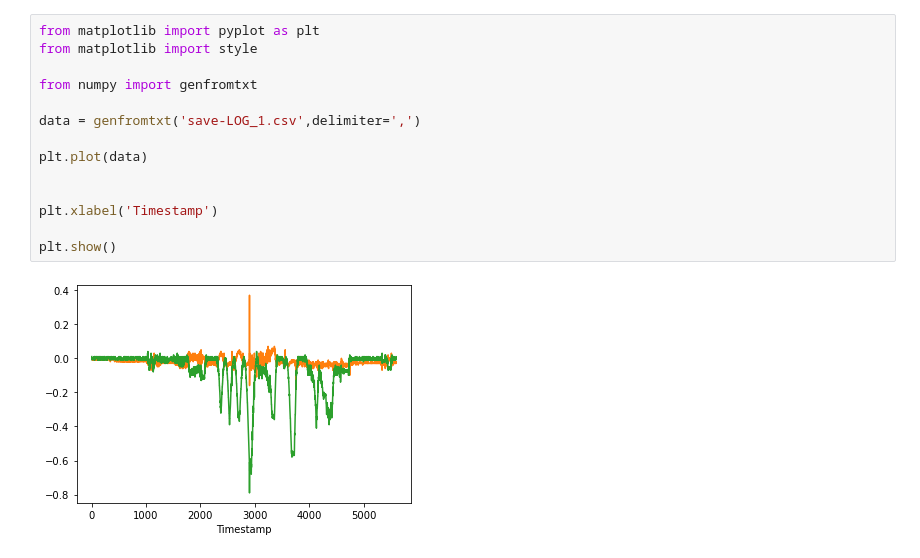
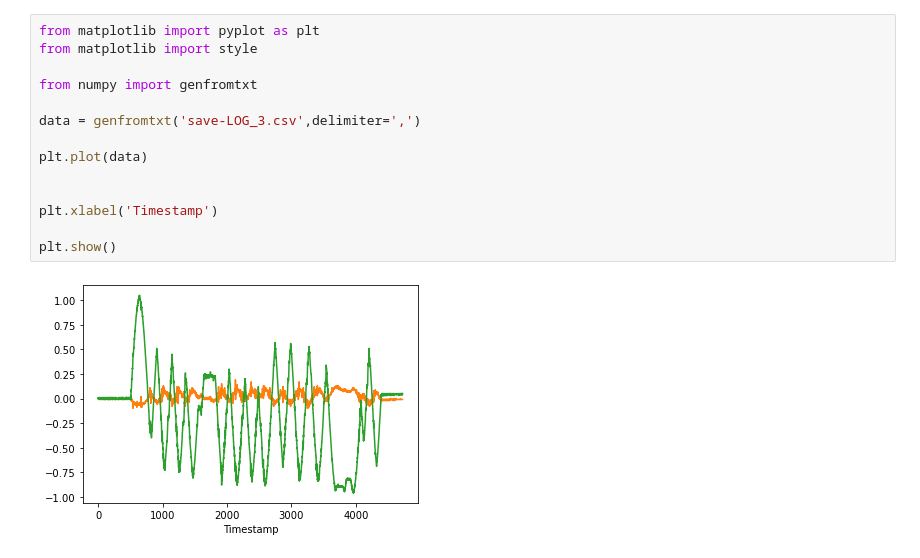
Before and after one commit to wianoski/lcs-bridge, a Jupyter notebook: RTU/fix_RTU01/rec acc/rec acc.ipynb, the cells around one changed output. Drawn from its saved outputs; the diff is of its cells as text.

```diff
--- a/RTU/fix_RTU01/rec acc/rec acc.ipynb
+++ b/RTU/fix_RTU01/rec acc/rec acc.ipynb
@@ -1,16 +44,16 @@
 # %%
 from matplotlib import pyplot as plt
 from matplotlib import style
 
 from numpy import genfromtxt
 
-data = genfromtxt('save-LOG_1.csv',delimiter=',')
+data = genfromtxt('save-LOG_3.csv',delimiter=',')
 
 plt.plot(data)
 
 
 plt.xlabel('Timestamp')
 
 plt.show()
 # %% [output]
-[figure, old version]
+[figure, new version]
```
Also changed, not shown: parts of 5 cells of this notebook, 15 other files.
